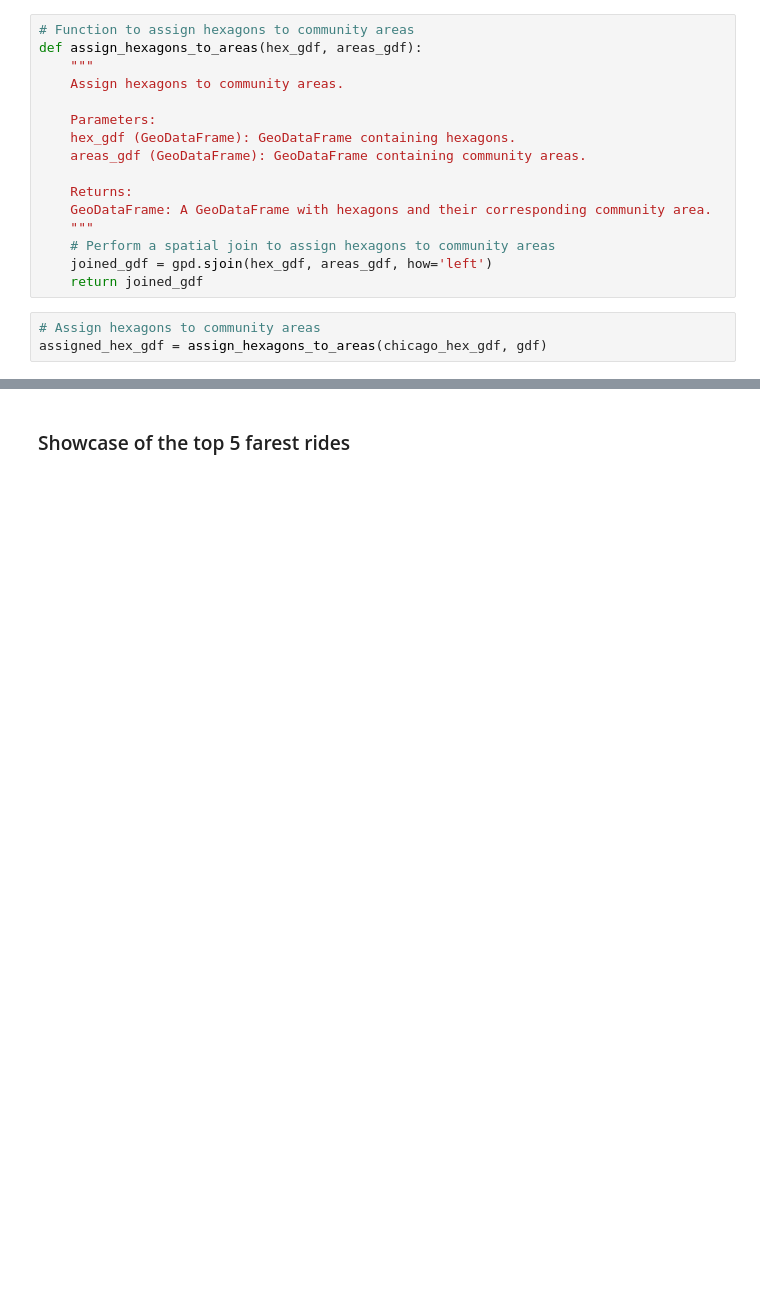
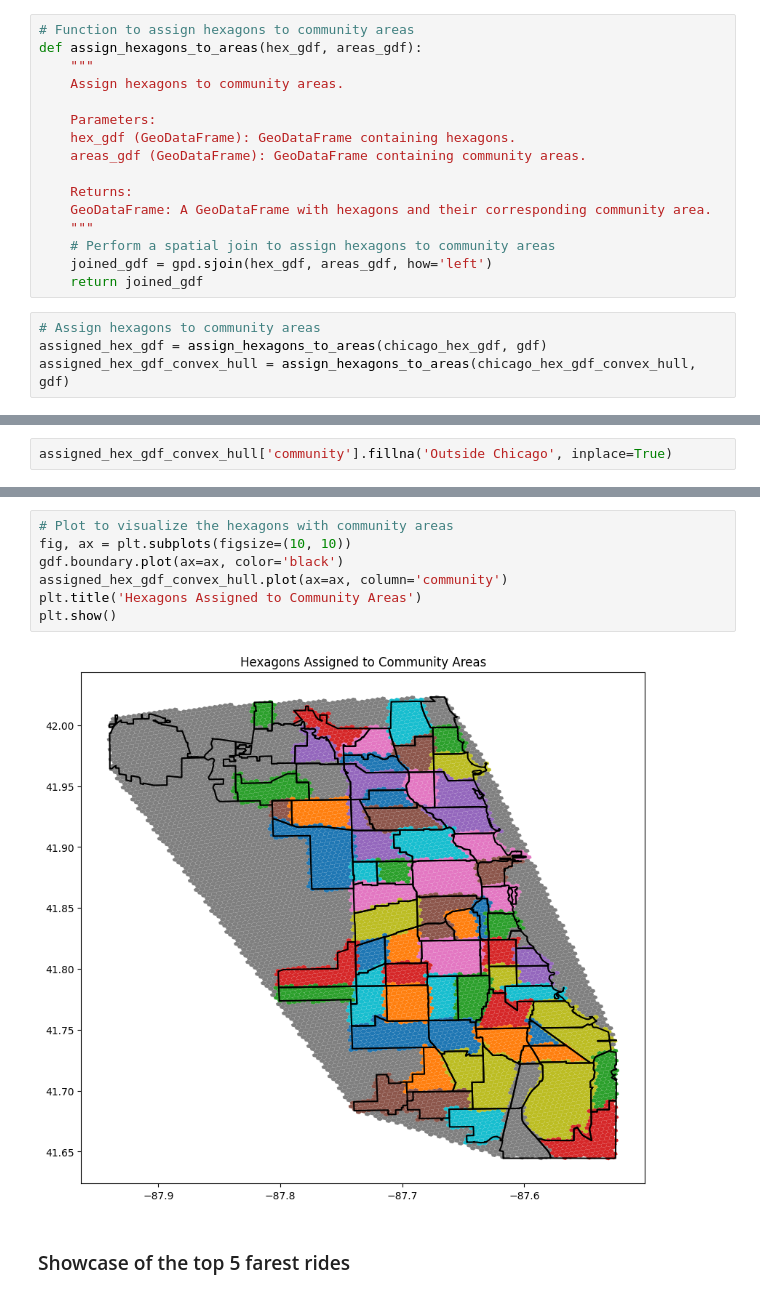
Before and after one commit to smolinde/Duracell_AAA_2024, a Jupyter notebook: Notebooks/Geometry_Shapes.ipynb, the cells around one changed output, grey strips where cells are left out. Cells and saved outputs as stored; diff of their text form; blank space fills up the shorter version.

```diff
--- a/Notebooks/Geometry_Shapes.ipynb
+++ b/Notebooks/Geometry_Shapes.ipynb
@@ -117,6 +138,7 @@ def assign_hexagons_to_areas(hex_gdf, areas_gdf):
 # %%
 # Assign hexagons to community areas
 assigned_hex_gdf = assign_hexagons_to_areas(chicago_hex_gdf, gdf)
+assigned_hex_gdf_convex_hull = assign_hexagons_to_areas(chicago_hex_gdf_convex_hull, gdf)
 # %% [output]
 Use `to_crs()` to reproject one of the input geometries to match the CRS of the other.
 
@@ -126,0 +159,2 @@ Right CRS: EPSG:4326
+# %%
+assigned_hex_gdf_convex_hull['community'].fillna('Outside Chicago', inplace=True)
@@ -159,3 +200,12 @@ plt.show()
+# %%
+# Plot to visualize the hexagons with community areas
+fig, ax = plt.subplots(figsize=(10, 10))
+gdf.boundary.plot(ax=ax, color='black')
+assigned_hex_gdf_convex_hull.plot(ax=ax, column='community')
+plt.title('Hexagons Assigned to Community Areas')
+plt.show()
+# %% [output]
+[figure, added]
 # %% [markdown]
 ### Showcase of the top 5 farest rides
 # %%
```
Also changed, not shown: parts of 19 cells of this notebook.
